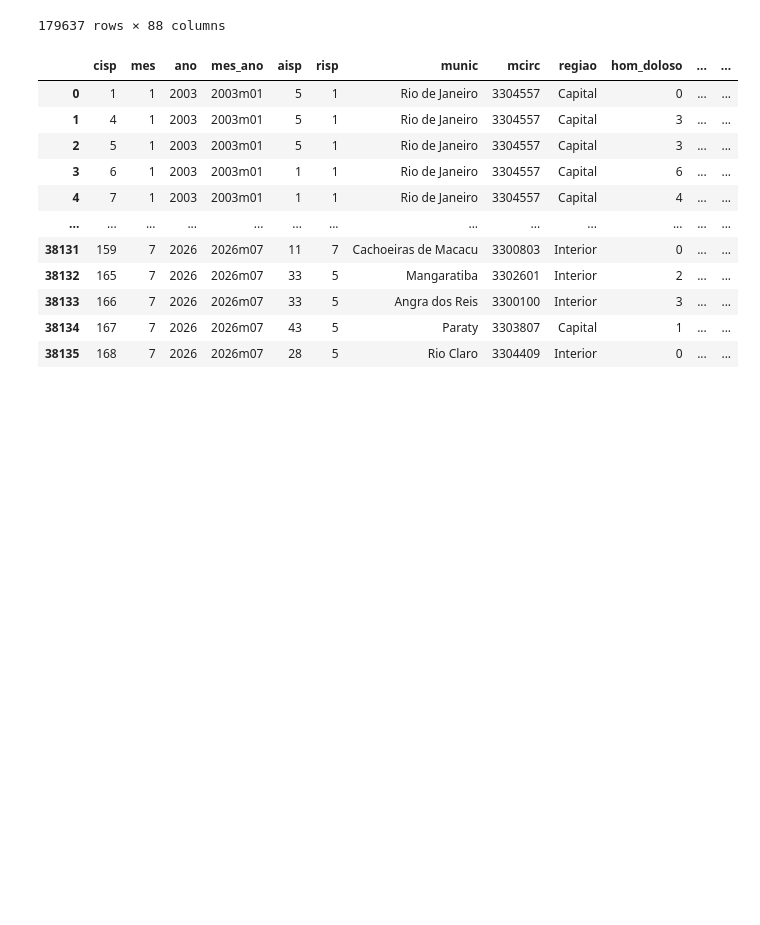
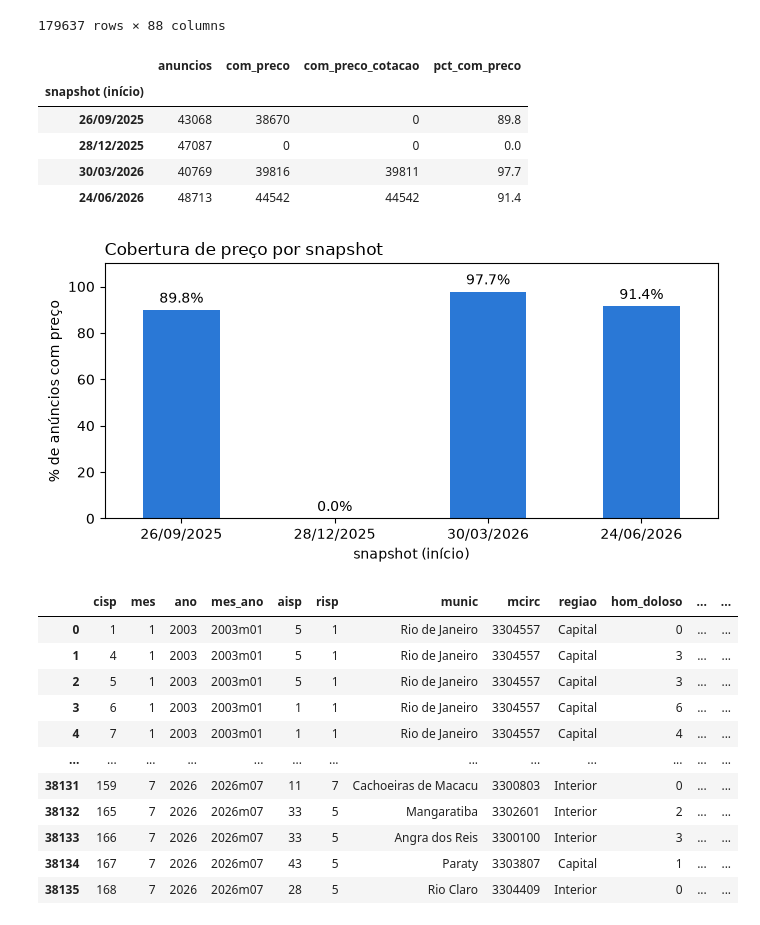
Before and after one commit to Rafa-Russo/Grupo-2, a Jupyter notebook: exploration/Russo/airbnb_rio/EDA_Modelo_Preditor.ipynb, the cells around one changed output. Saved outputs shown, nothing was run; the diff lists cells and outputs as text; code cells hidden in the pictures; blank space fills up the shorter version.

```diff
--- a/exploration/Russo/EDA.ipynb
+++ b/exploration/Russo/airbnb_rio/EDA_Modelo_Preditor.ipynb
@@ -29,6 +29,35 @@ listings
 | 179635 | 1652264749683808805 | https://www.airbnb.com/rooms/1652... | 20260330062336 | 2026-04-02 | city scrape | Apartamento para trabalho e para ... | Keep it simple at this peaceful a... | https://a0.muscache.com/pictures/... | 754155809 | ... |
 | 179636 | 1652323674070723839 | https://www.airbnb.com/rooms/1652... | 20260330062336 | 2026-04-02 | city scrape | Casa AME | Casa AME is located near Maracanã... | https://a0.muscache.com/pictures/... | 436313572 | ... |
 179637 rows × 88 columns
+# %%
+import matplotlib.pyplot as plt
+
+# Cobertura de preço por snapshot: o preço vem vazio em parte dos anúncios, e em dez/25 vem 100% vazio.
+cobertura_preco = listings.groupby("scrape_id").agg(
+    anuncios=("id", "size"),
+    com_preco=("price", "count"),
+    com_preco_cotacao=("price_quote_price_per_night", "count"),
+)
+cobertura_preco["pct_com_preco"] = (cobertura_preco["com_preco"] / cobertura_preco["anuncios"] * 100).round(1)
+cobertura_preco.index = pd.to_datetime(cobertura_preco.index.astype(str).str[:8]).strftime("%d/%m/%Y")
+cobertura_preco.index.name = "snapshot (início)"
+display(cobertura_preco)
+
+ax = cobertura_preco["pct_com_preco"].plot.bar(figsize=(7, 3.5), color="#2a78d6", rot=0)
+ax.bar_label(ax.containers[0], fmt="%.1f%%", padding=3)
+ax.set_ylim(0, 110)
+ax.set_ylabel("% de anúncios com preço")
+ax.set_title("Cobertura de preço por snapshot", loc="left")
+plt.tight_layout()
+plt.show()
+# %% [output]
+|  | anuncios | com_preco | com_preco_cotacao | pct_com_preco |
+| snapshot (início) |  |  |  |  |
+| 26/09/2025 | 43068 | 38670 | 0 | 89.8 |
+| 28/12/2025 | 47087 | 0 | 0 | 0.0 |
+| 30/03/2026 | 40769 | 39816 | 39811 | 97.7 |
+| 24/06/2026 | 48713 | 44542 | 44542 | 91.4 |
+[figure, added]
 # %%
 crimes = pd.read_csv("../../data/crime_data/BaseDPEvolucaoMensalCisp.csv", encoding="latin-1", sep=";")
 crimes
```
Also changed, not shown: parts of 20 cells of this notebook, 2 other files.
